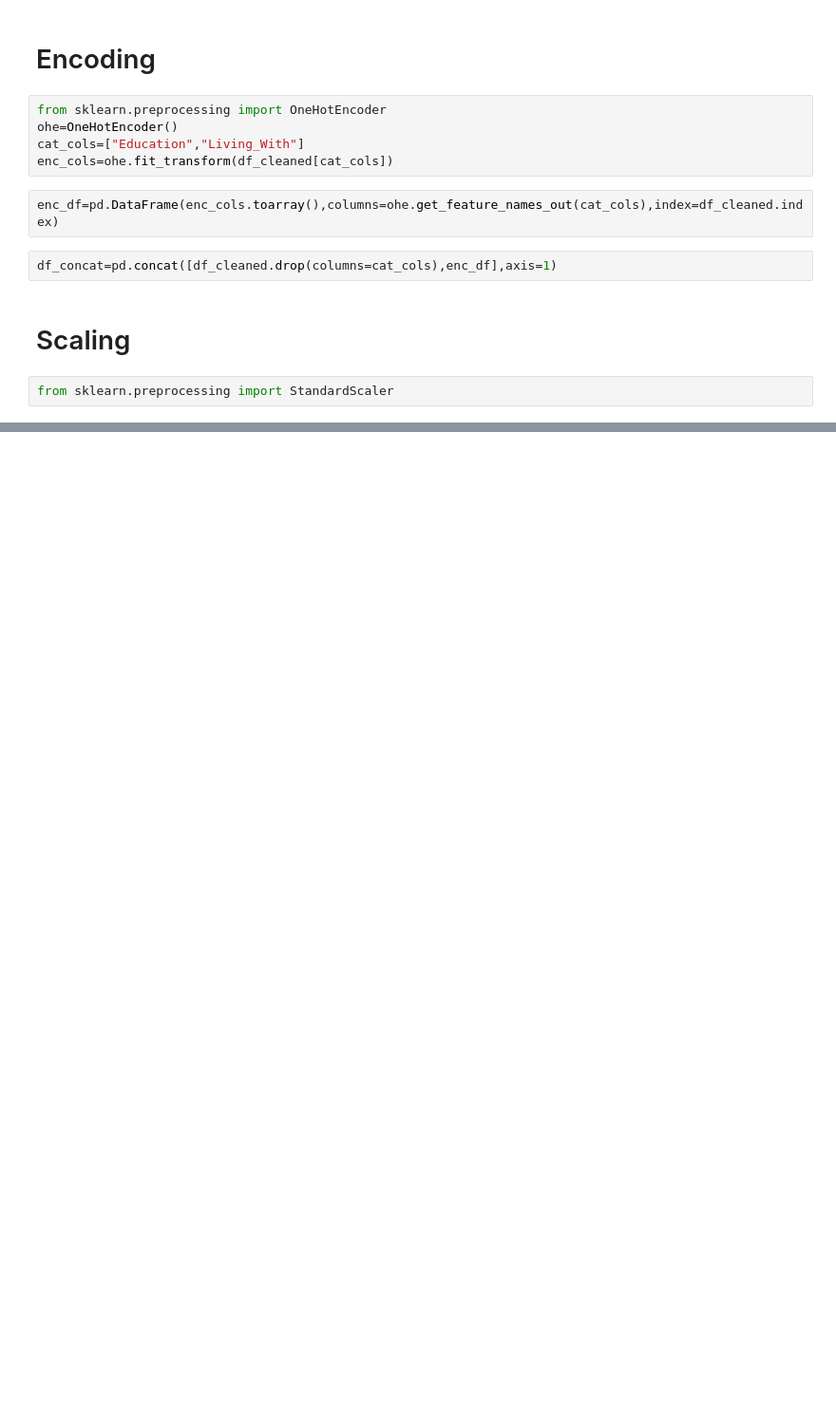
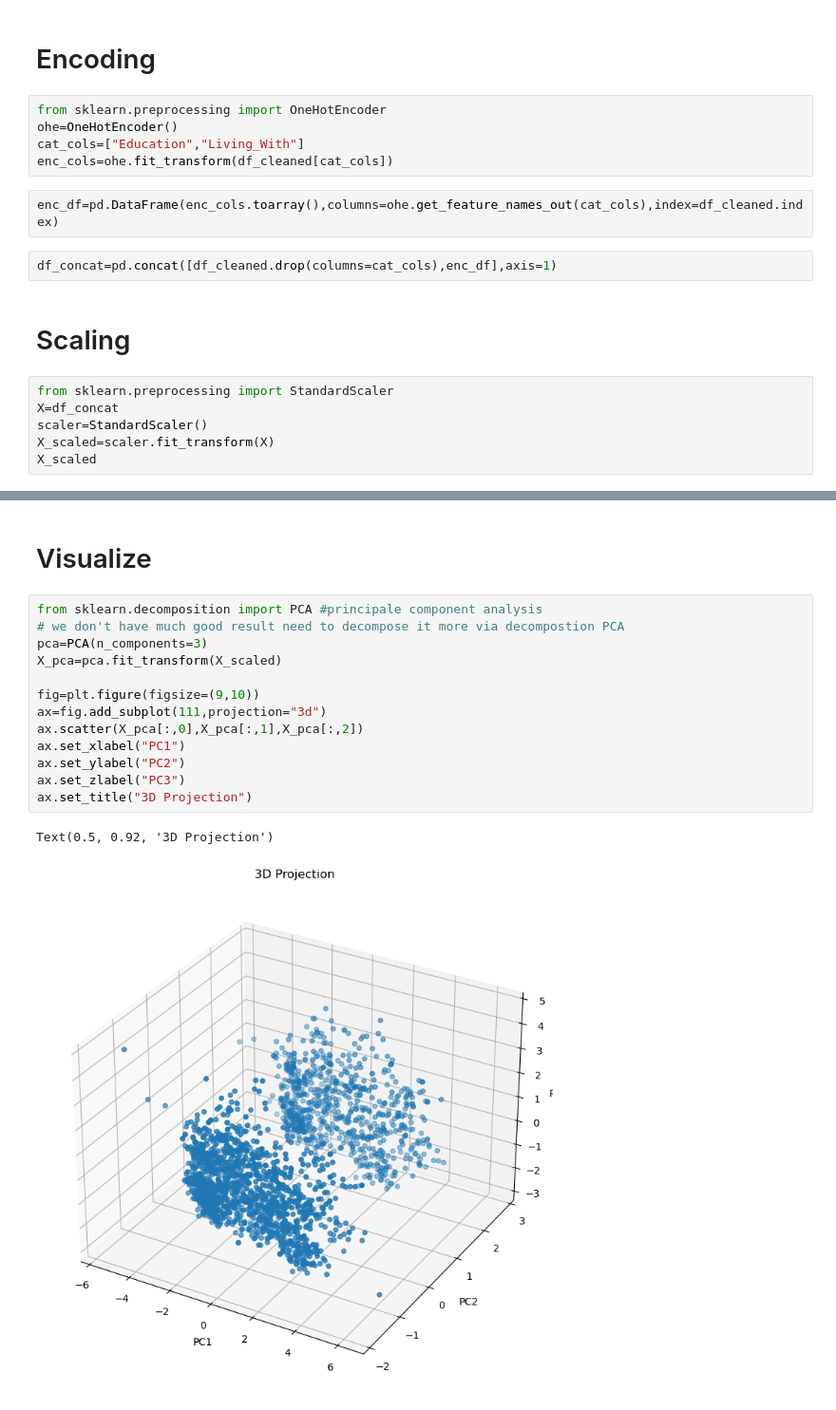
Before and after one commit to Sauravkumarv/E-commarce_customer_segmetation_system, a Jupyter notebook: e-commarce-customer-segmentation-system.ipynb, the cells around one changed output, grey strips where cells are left out. Shown at 95% size. Cells and saved outputs as stored; diff of their text form; blank space fills up the shorter version.

```diff
--- a/e-commarce-customer-segmentation-system.ipynb
+++ b/e-commarce-customer-segmentation-system.ipynb
@@ -125,3 +125,7 @@ df_concat=pd.concat([df_cleaned.drop(columns=cat_cols),enc_df],axis=1)
 # Scaling
 # %%
 from sklearn.preprocessing import StandardScaler
+X=df_concat
+scaler=StandardScaler()
+X_scaled=scaler.fit_transform(X)
+X_scaled
@@ -127,0 +146,18 @@ from sklearn.preprocessing import StandardScaler
+# %% [markdown]
+# Visualize
+# %%
+from sklearn.decomposition import PCA #principale component analysis
+# we don't have much good result need to decompose it more via decompostion PCA
+pca=PCA(n_components=3)
+X_pca=pca.fit_transform(X_scaled)
+
+fig=plt.figure(figsize=(9,10))
+ax=fig.add_subplot(111,projection="3d")
+ax.scatter(X_pca[:,0],X_pca[:,1],X_pca[:,2])
+ax.set_xlabel("PC1")
+ax.set_ylabel("PC2")
+ax.set_zlabel("PC3")
+ax.set_title("3D Projection")
+# %% [output]
+Text(0.5, 0.92, '3D Projection')
+[figure, added]
```
Also changed, not shown: parts of 6 cells of this notebook, 1 other file.
